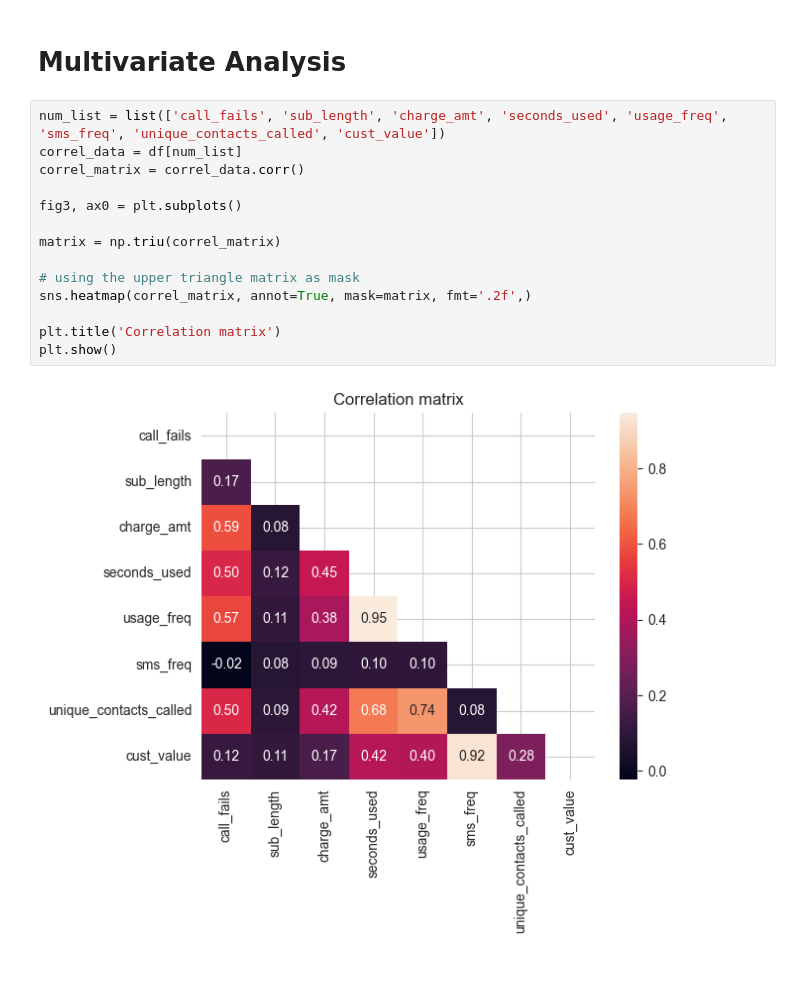
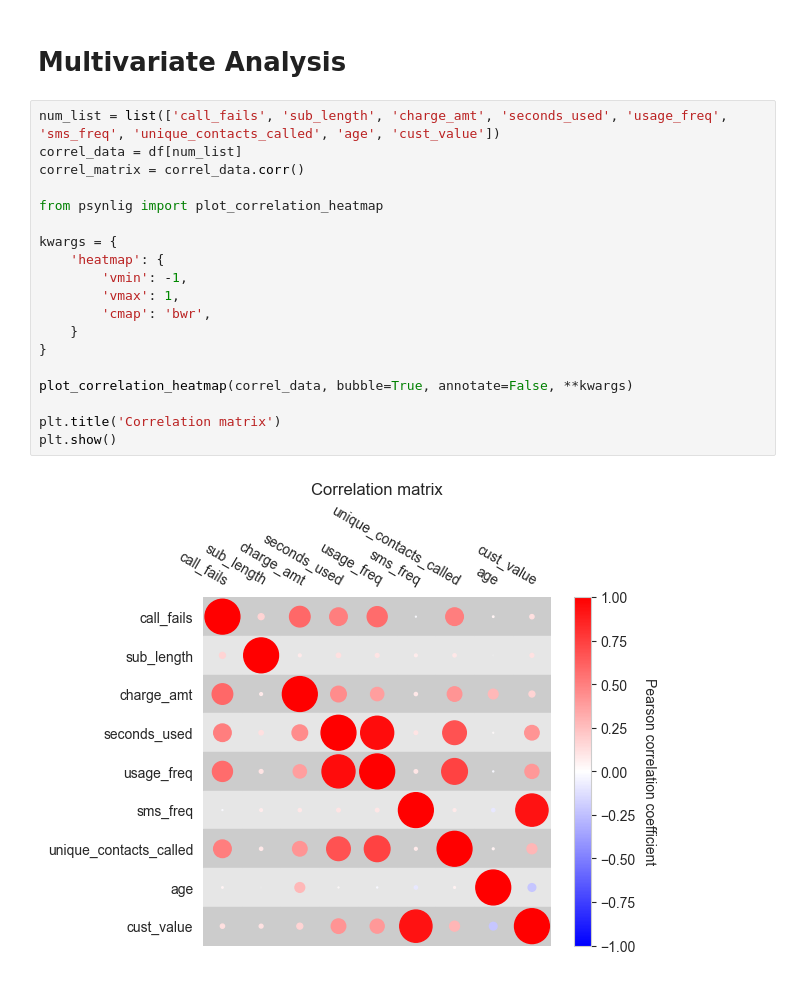
Before and after one commit to mlcuadra1/Churn-Risk-EDA, a Jupyter notebook: notebooks/Script 2 - EDA.ipynb, the cells around one changed output. Drawn from its saved outputs; the diff is of its cells as text.

Commit message:
Bubble heatmap; VIM; conclusion

```diff
--- a/notebooks/Script 2 - EDA.ipynb
+++ b/notebooks/Script 2 - EDA.ipynb
@@ -359,18 +359,23 @@ sns.violinplot(data=df, x='cust_value', hue='churn', split = True)
 # %% [markdown]
 # Multivariate Analysis
 # %%
-num_list = list(['call_fails', 'sub_length', 'charge_amt', 'seconds_used', 'usage_freq', 'sms_freq', 'unique_contacts_called', 'cust_value'])
+num_list = list(['call_fails', 'sub_length', 'charge_amt', 'seconds_used', 'usage_freq', 'sms_freq', 'unique_contacts_called', 'age', 'cust_value'])
 correl_data = df[num_list]
 correl_matrix = correl_data.corr()
 
-fig3, ax0 = plt.subplots()
+from psynlig import plot_correlation_heatmap
 
-matrix = np.triu(correl_matrix)
+kwargs = {
+    'heatmap': {
+        'vmin': -1,
+        'vmax': 1,
+        'cmap': 'bwr',
+    }
+}
 
-# using the upper triangle matrix as mask
-sns.heatmap(correl_matrix, annot=True, mask=matrix, fmt='.2f',)
+plot_correlation_heatmap(correl_data, bubble=True, annotate=False, **kwargs)
 
 plt.title('Correlation matrix')
 plt.show()
 # %% [output]
-[figure, old version]
+[figure, new version]
```
Also changed, not shown: parts of 5 cells of this notebook.
